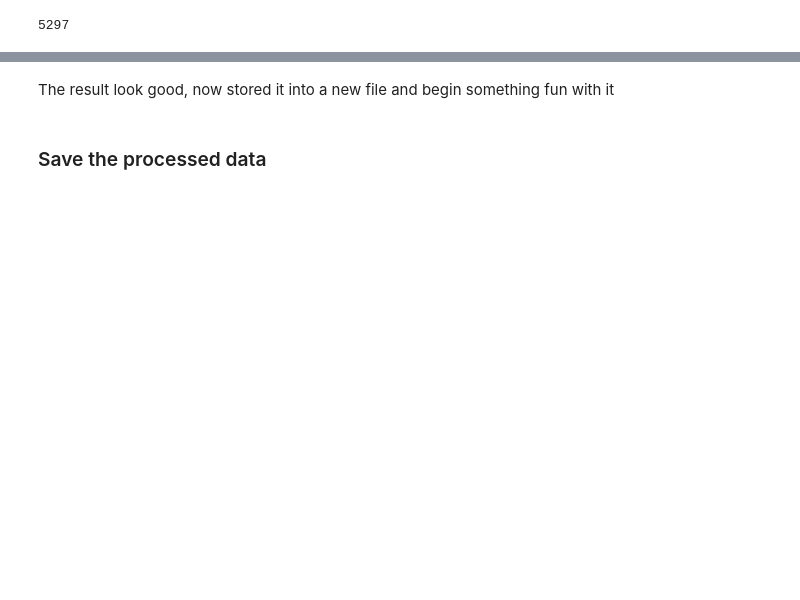
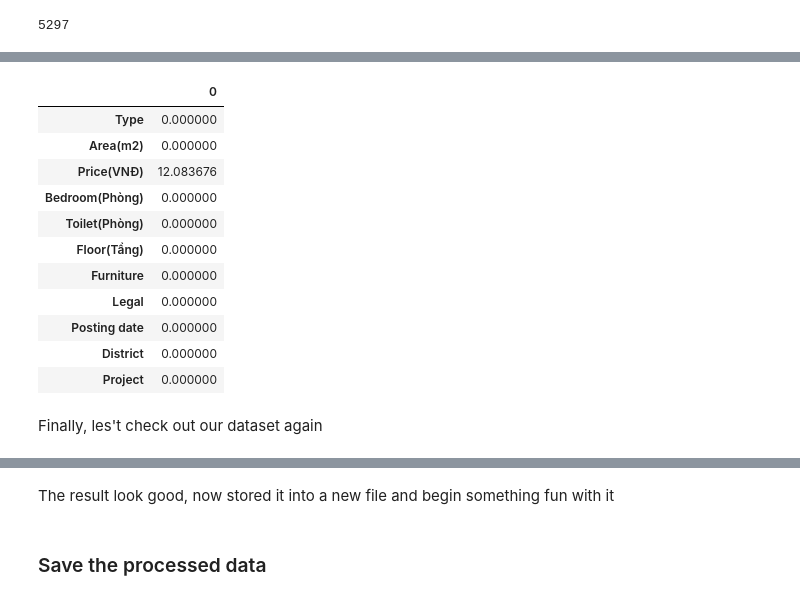
Before and after one commit to bonkh/I2DS_Final_Project, a Jupyter notebook: Notebook/Phase0.2_Preprocessing_for_sale.ipynb, the cells around one changed output, grey strips where cells are left out. Cells and saved outputs as stored; diff of their text form; code cells hidden in the pictures; blank space fills up the shorter version.

```diff
--- a/Notebook/Phase0.2_Preprocessing_for_sale.ipynb
+++ b/Notebook/Phase0.2_Preprocessing_for_sale.ipynb
@@ -667,0 +657,26 @@ cleaned_real_estate_df['Price(VNĐ)'].isna().sum()
+# %%
+replace_nan_types = ['Đất nền dự án', 'Đất bán', 'Trang trại, khu nghỉ dưỡng']
+columns = ['Bedroom(Phòng)', 'Toilet(Phòng)', 'Floor(Tầng)']
+
+for col in columns:
+    mask = cleaned_real_estate_df['Type'].isin(replace_nan_types)
+    cleaned_real_estate_df.loc[mask, col] = cleaned_real_estate_df.loc[mask, col].fillna(-1)
+    cleaned_real_estate_df.loc[~mask , col] = cleaned_real_estate_df.loc[ ~mask, col].fillna(round(cleaned_real_estate_df.loc[~mask, col].mean(),0))
+# %%
+missing_ratios_df = cleaned_real_estate_df.agg(missing_ratio).to_frame()
+missing_ratios_df
+# %% [output]
+|  | 0 |
+| Type | 0.000000 |
+| Area(m2) | 0.000000 |
+| Price(VNĐ) | 12.083676 |
+| Bedroom(Phòng) | 0.000000 |
+| Toilet(Phòng) | 0.000000 |
+| Floor(Tầng) | 0.000000 |
+| Furniture | 0.000000 |
+| Legal | 0.000000 |
+| Posting date | 0.000000 |
+| District | 0.000000 |
+| Project | 0.000000 |
+# %% [markdown]
+Finally, les't check out our dataset again
```
Also changed, not shown: parts of 41 cells of this notebook, 3 other files.
